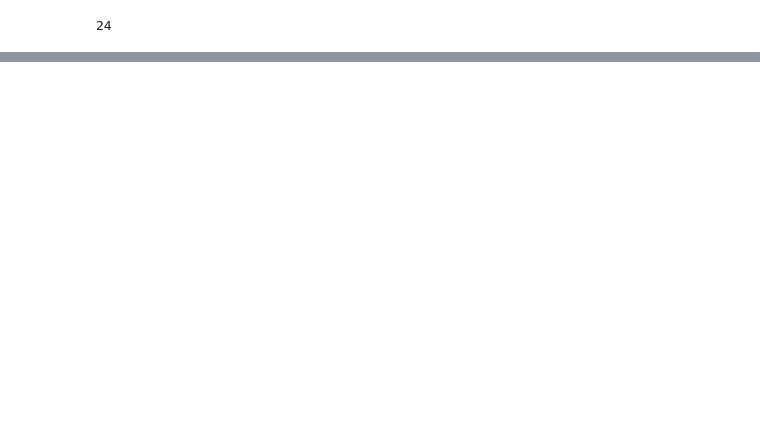
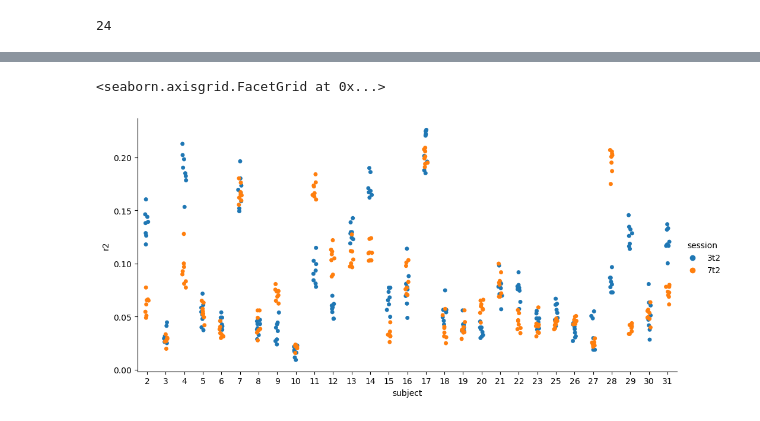
Before and after one commit to Gilles86/risk_experiment, a Jupyter notebook: risk_experiment/encoding_model/notebooks/cv_nvoxel_selection.ipynb, the cells around one changed output, grey strips where cells are left out. Saved outputs shown, nothing was run; the diff lists cells and outputs as text; code cells hidden in the pictures; blank space fills up the shorter version.

```diff
--- a/risk_experiment/encoding_model/notebooks/cv_nvoxel_selection.ipynb
+++ b/risk_experiment/encoding_model/notebooks/cv_nvoxel_selection.ipynb
@@ -36,0 +70,5 @@ sum_0 = df.groupby(['subject', 'session', 'test_run1', 'voxel']).mean().groupby(
+# %%
+sns.catplot(x='subject', y='r2', hue='session', data=prop_0, aspect=2.)
+# %% [output]
+<seaborn.axisgrid.FacetGrid at 0x...>
+[figure, added]
```
Also changed, not shown: parts of 10 cells of this notebook.
